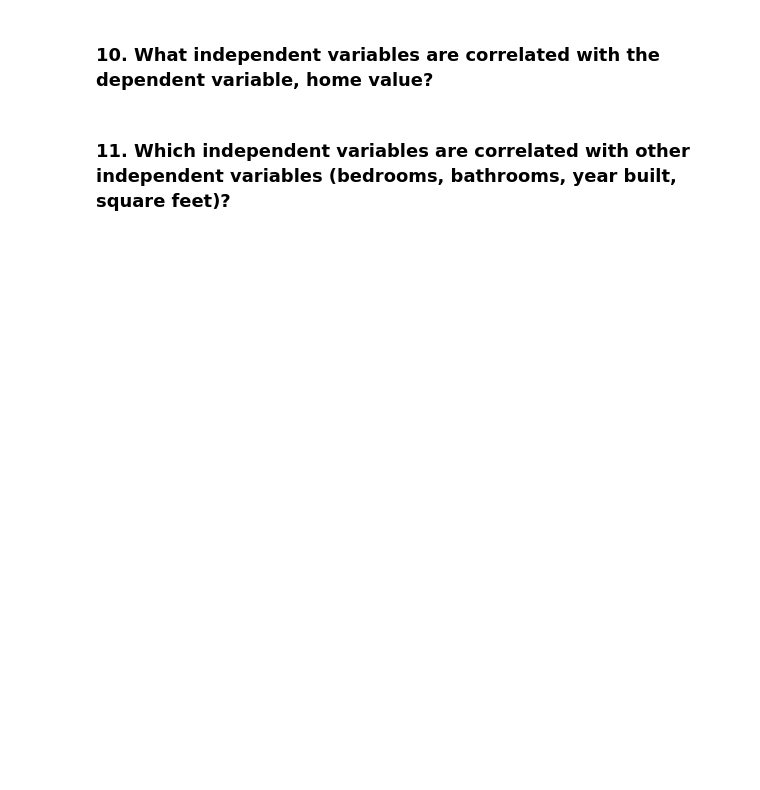
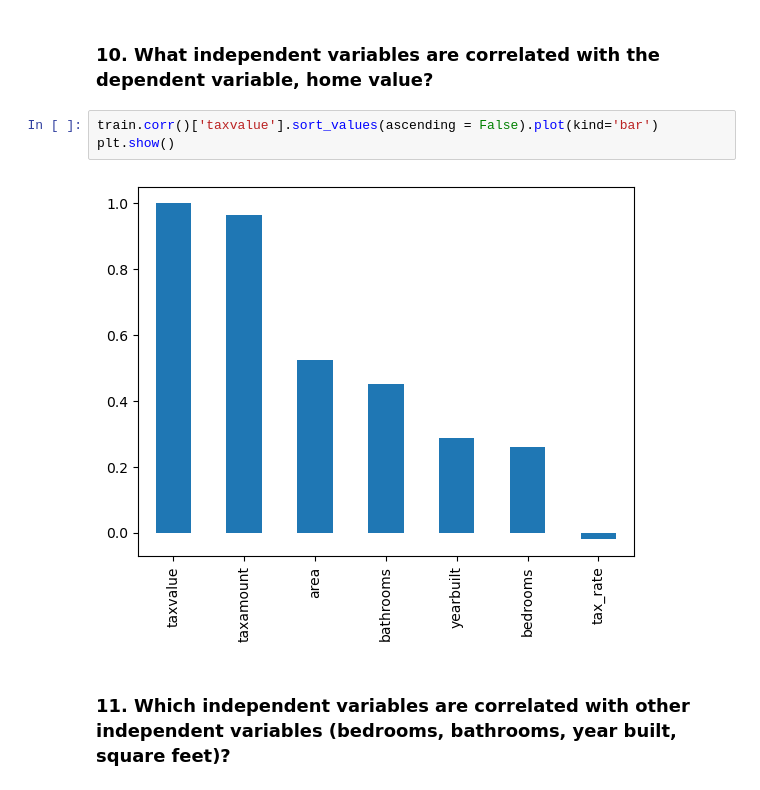
Before and after one commit to rosendo-lugo/regression-exercises, a Jupyter notebook: explore.ipynb, the cells around one changed output. Saved outputs shown, nothing was run; the diff lists cells and outputs as text; blank space fills up the shorter version.

```diff
--- a/explore.ipynb
+++ b/explore.ipynb
@@ -259,4 +343,9 @@ Properties located near schools, shopping centers, or other amenities may have h
 # %% [markdown]
 ### 10. What independent variables are correlated with the dependent variable, home value?
+# %%
+train.corr()['taxvalue'].sort_values(ascending = False).plot(kind='bar')
+plt.show()
+# %% [output]
+[figure, added]
 # %% [markdown]
 ### 11. Which independent variables are correlated with other independent variables (bedrooms, bathrooms, year built, square feet)?
```
Also changed, not shown: parts of 33 cells of this notebook, 5 other files.
